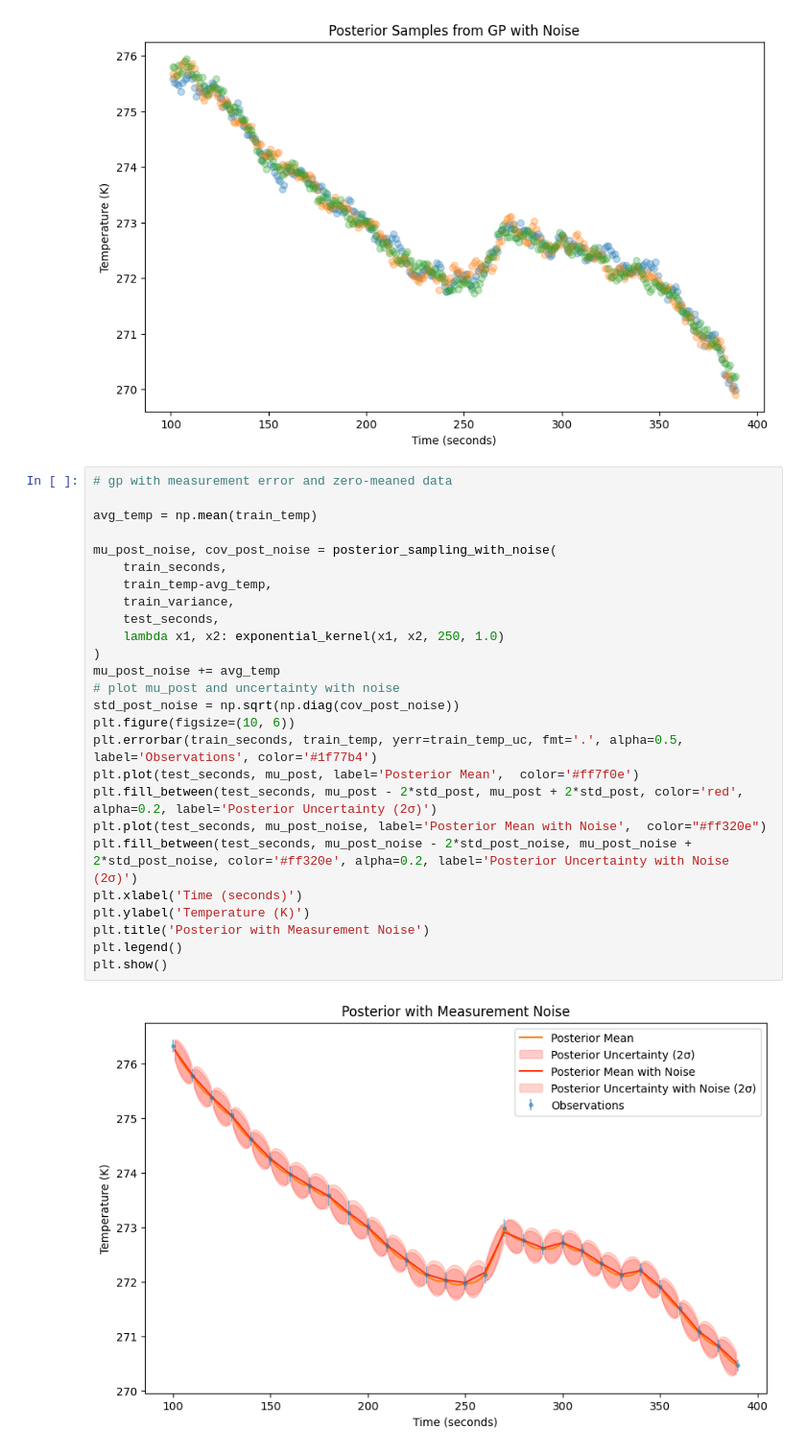
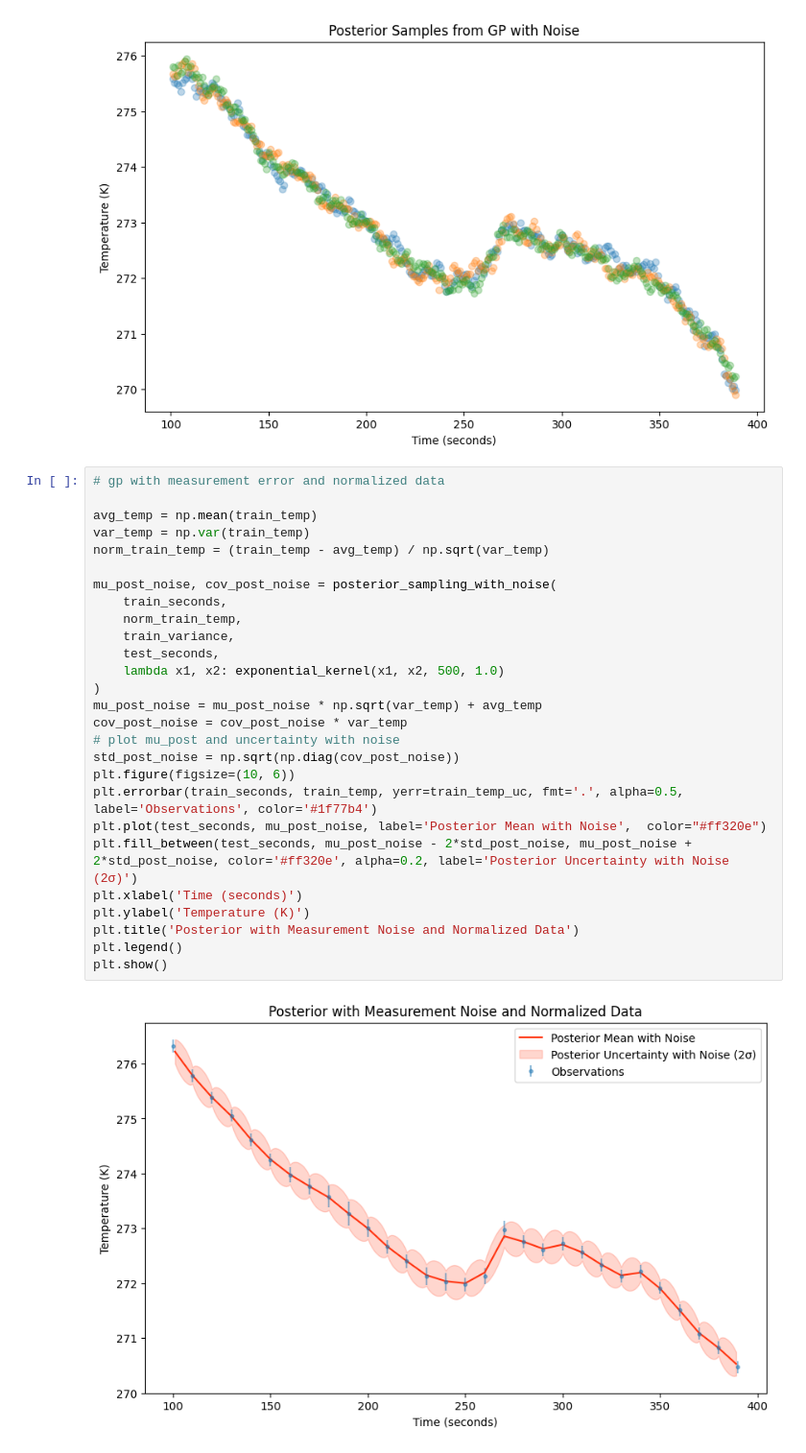
Before and after one commit to TommasoLocatelli/GRUAN_EDA, a Jupyter notebook: code_examples/gp_from_scratch.ipynb, the cells around one changed output. Shown at 96% size. Drawn from its saved outputs; the diff is of its cells as text.

Commit message:
norm trick 🤓

```diff
--- a/code_examples/gp_from_scratch.ipynb
+++ b/code_examples/gp_from_scratch.ipynb
@@ -182,31 +182,32 @@ plt.ylabel('Temperature (K)')
 plt.show()
 # %% [output]
 [figure]
-# %%
-# gp with measurement error and zero-meaned data
-
-avg_temp = np.mean(train_temp)
-
-mu_post_noise, cov_post_noise = posterior_sampling_with_noise(
-    train_seconds,
-    train_temp-avg_temp,
-    train_variance,
-    test_seconds,
-    lambda x1, x2: exponential_kernel(x1, x2, 250, 1.0)
-)
-mu_post_noise += avg_temp
-# plot mu_post and uncertainty with noise
-std_post_noise = np.sqrt(np.diag(cov_post_noise))
-plt.figure(figsize=(10, 6))
-plt.errorbar(train_seconds, train_temp, yerr=train_temp_uc, fmt='.', alpha=0.5, label='Observations', color='#1f77b4')
-plt.plot(test_seconds, mu_post, label='Posterior Mean',  color='#ff7f0e')
-plt.fill_between(test_seconds, mu_post - 2*std_post, mu_post + 2*std_post, color='red', alpha=0.2, label='Posterior Uncertainty (2σ)')
-plt.plot(test_seconds, mu_post_noise, label='Posterior Mean with Noise',  color="#ff320e")
-plt.fill_between(test_seconds, mu_post_noise - 2*std_post_noise, mu_post_noise + 2*std_post_noise, color='#ff320e', alpha=0.2, label='Posterior Uncertainty with Noise (2σ)')
-plt.xlabel('Time (seconds)')
-plt.ylabel('Temperature (K)')
-plt.title('Posterior with Measurement Noise')
-plt.legend()
-plt.show()
-# %% [output]
-[figure, removed]
+# %%
+# gp with measurement error and normalized data
+
+avg_temp = np.mean(train_temp)
+var_temp = np.var(train_temp)
+norm_train_temp = (train_temp - avg_temp) / np.sqrt(var_temp)
+
+mu_post_noise, cov_post_noise = posterior_sampling_with_noise(
+    train_seconds,
+    norm_train_temp,
+    train_variance,
+    test_seconds,
+    lambda x1, x2: exponential_kernel(x1, x2, 500, 1.0)
+)
+mu_post_noise = mu_post_noise * np.sqrt(var_temp) + avg_temp
+cov_post_noise = cov_post_noise * var_temp
+# plot mu_post and uncertainty with noise
+std_post_noise = np.sqrt(np.diag(cov_post_noise))
+plt.figure(figsize=(10, 6))
+plt.errorbar(train_seconds, train_temp, yerr=train_temp_uc, fmt='.', alpha=0.5, label='Observations', color='#1f77b4')
+plt.plot(test_seconds, mu_post_noise, label='Posterior Mean with Noise',  color="#ff320e")
+plt.fill_between(test_seconds, mu_post_noise - 2*std_post_noise, mu_post_noise + 2*std_post_noise, color='#ff320e', alpha=0.2, label='Posterior Uncertainty with Noise (2σ)')
+plt.xlabel('Time (seconds)')
+plt.ylabel('Temperature (K)')
+plt.title('Posterior with Measurement Noise and Normalized Data')
+plt.legend()
+plt.show()
+# %% [output]
+[figure, added]
```
Also changed, not shown: parts of 1 cell of this notebook.
